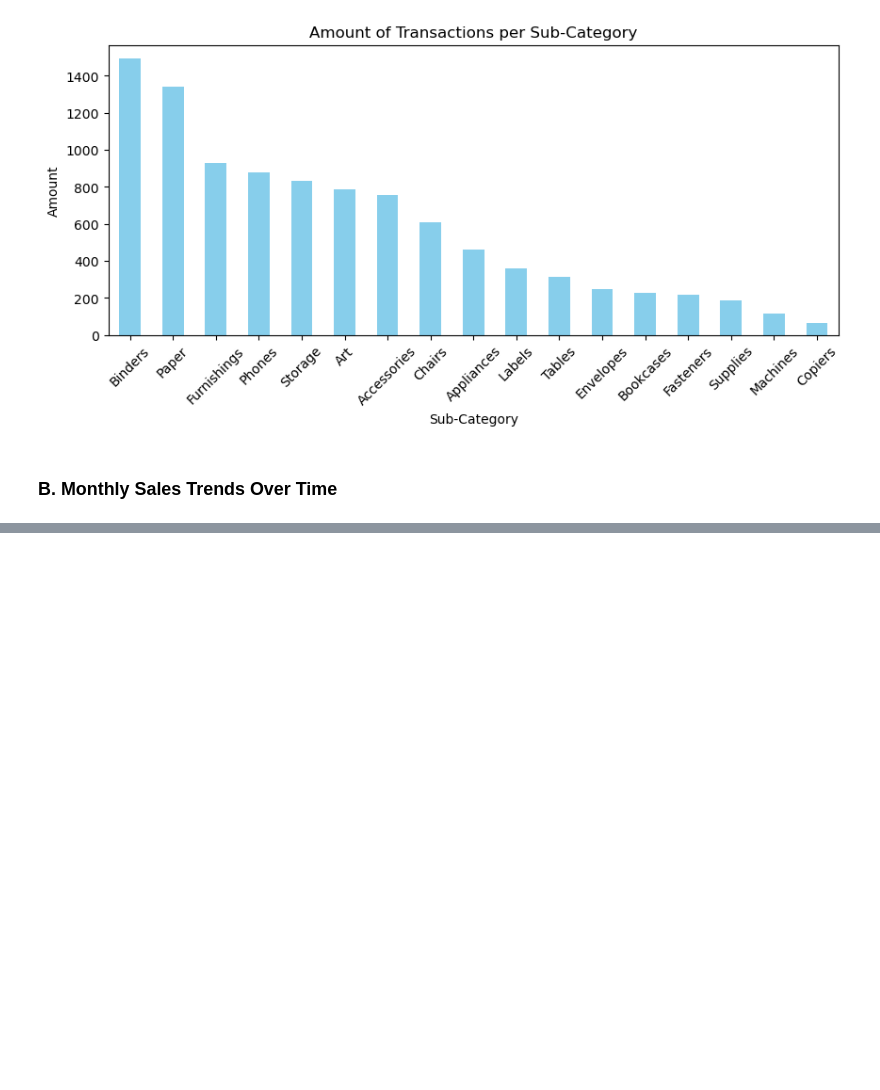
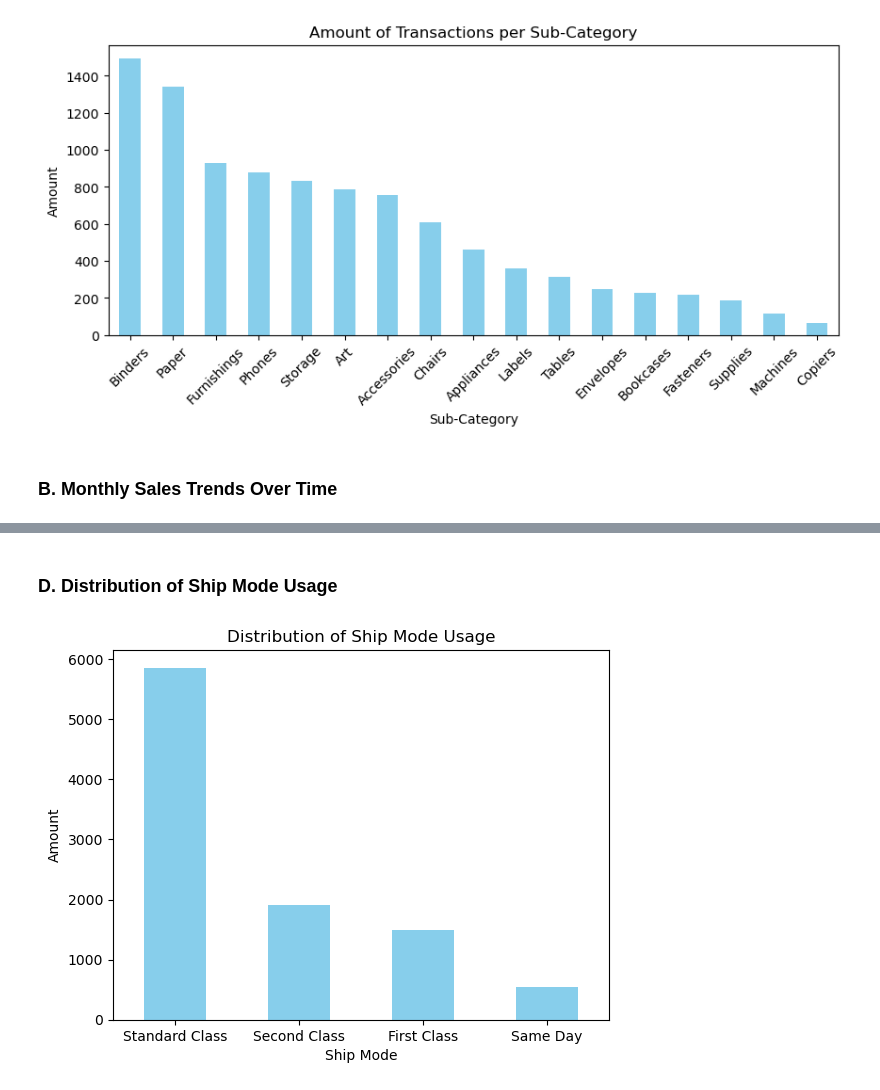
Before and after one commit to Maulana-Yusuf-T/Sales-Forecasting, a Jupyter notebook: Sales_Forecasting.ipynb, the cells around one changed output, grey strips where cells are left out. Saved outputs shown, nothing was run; the diff lists cells and outputs as text; code cells hidden in the pictures; blank space fills up the shorter version.

```diff
--- a/Sales_Forecasting.ipynb
+++ b/Sales_Forecasting.ipynb
@@ -371,0 +394,19 @@ Name: Delivery Time, dtype: float64
+# %% [markdown]
+### **D. Distribution of Ship Mode Usage**
+# %%
+# Create the visualization
+shipmode_counts = df_copy['Ship Mode'].value_counts()
+shipmode_counts.plot(kind = 'bar', color = 'skyblue',
+                     title = 'Distribution of Ship Mode Usage')
+
+# Add labels
+plt.ylabel('Amount')
+plt.xlabel('Ship Mode')
+
+# Make the text in 0 degree
+plt.xticks(rotation = 0)
+
+# Show the visualization
+plt.show()
+# %% [output]
+[figure, added]
```
Also changed, not shown: parts of 4 cells of this notebook.
